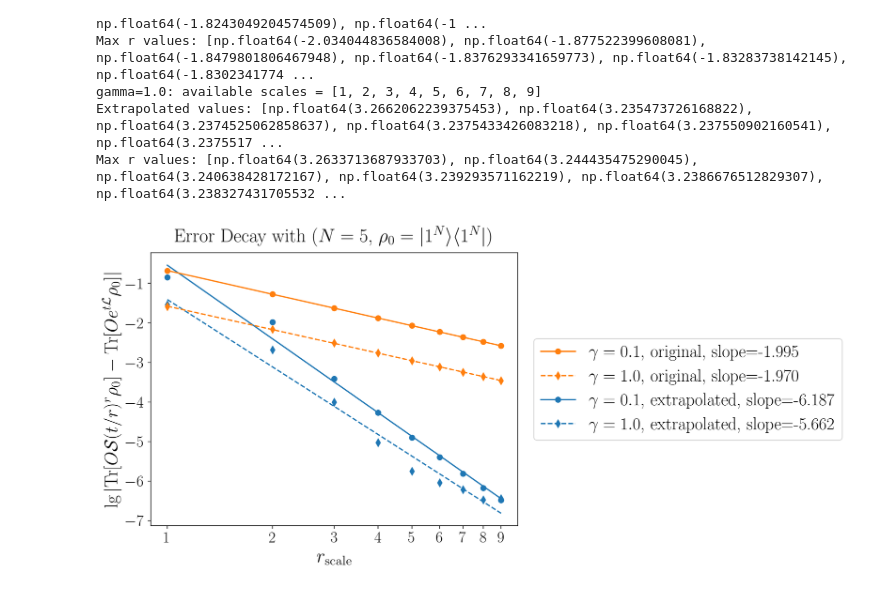
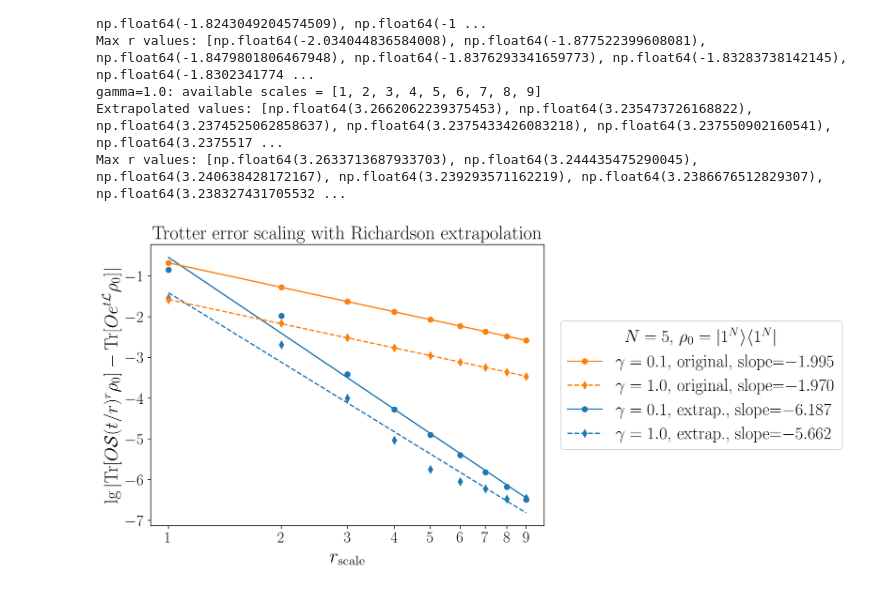
Before and after one commit to Qubit-Fernand/Lindbladian-Simulation, a Jupyter notebook: plot/plot_extrapolation_scaling.ipynb, the cells around one changed output. Drawn from its saved outputs; the diff is of its cells as text; code cells hidden in the pictures.

```diff
--- a/plot/plot_extrapolation_scaling.ipynb
+++ b/plot/plot_extrapolation_scaling.ipynb
@@ -143,7 +143,7 @@ for gamma in gammas:
             linestyle=linestyle,
             marker=marker,
             markersize=6,
-            label=rf"$\gamma={gamma}$, extrapolated, slope={k_extrapolated:.3f}",
+            label=rf"$\gamma={gamma}$, extrap., slope=${k_extrapolated:.3f}$",
         )
     )
 
@@ -167,33 +167,35 @@ for gamma in gammas:
             linestyle=linestyle,
             marker=marker,
             markersize=6,
-            label=rf"$\gamma={gamma}$, original, slope={k_max_r:.3f}",
+            label=rf"$\gamma={gamma}$, original, slope=${k_max_r:.3f}$",
         )
     )
 
 # Richardson extrapolation
 # Largest-r baseline
 
 ax.set_xlabel("$r_{\mathrm{scale}}$", fontsize=22)
 ax.set_ylabel(
     "$\lg|\mathrm{Tr}[O\mathcal{S}(t/r)^r\\rho_0]-\mathrm{Tr}[Oe^{t\mathcal{L}}\\rho_0]|$",
     fontsize=21,
 )
 
 ax.set_xticks(np.log10(scale_list))
 ax.set_xticklabels(scale_list)
 # ax.set_xticklabels(range(2, 12))
 # ax.set_yticks(np.arange(-22, 0, 4))
 legend_order = [1, 3, 0, 2]
 ax.legend(
+    title=f'$N={N}$, $\\rho_0=|1^N\\rangle\langle1^N|$',
+    title_fontsize=20,
     handles=[handles[i] for i in legend_order],
     loc="center left",
     bbox_to_anchor=(1.02, 0.5),
     fontsize=20,
 )
-ax.set_title(f"Error Decay with  ($N={N}$, $\\rho_0=|1^N\\rangle\langle1^N|$)", fontsize=22, y=1.02)
+ax.set_title("Trotter error scaling with Richardson extrapolation", fontsize=22) #, y=1.02)
 fig.tight_layout()
 plt.savefig(f"extrapolation-{N}-{initial}_scaling.pdf")
 plt.show()
 # %% [output]
-[figure, old version]
+[figure, new version]
```
Also changed, not shown: 1 other file.
